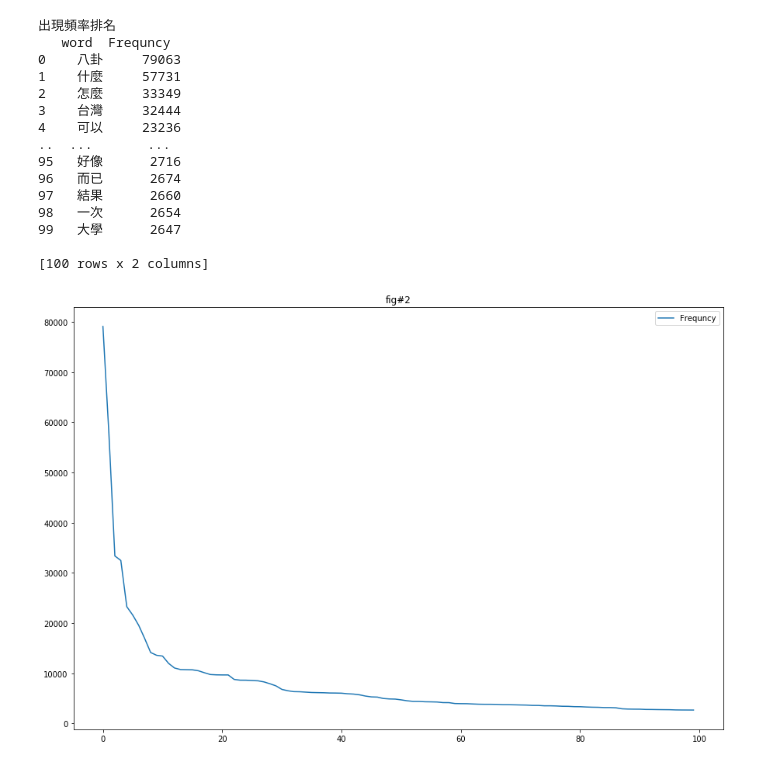
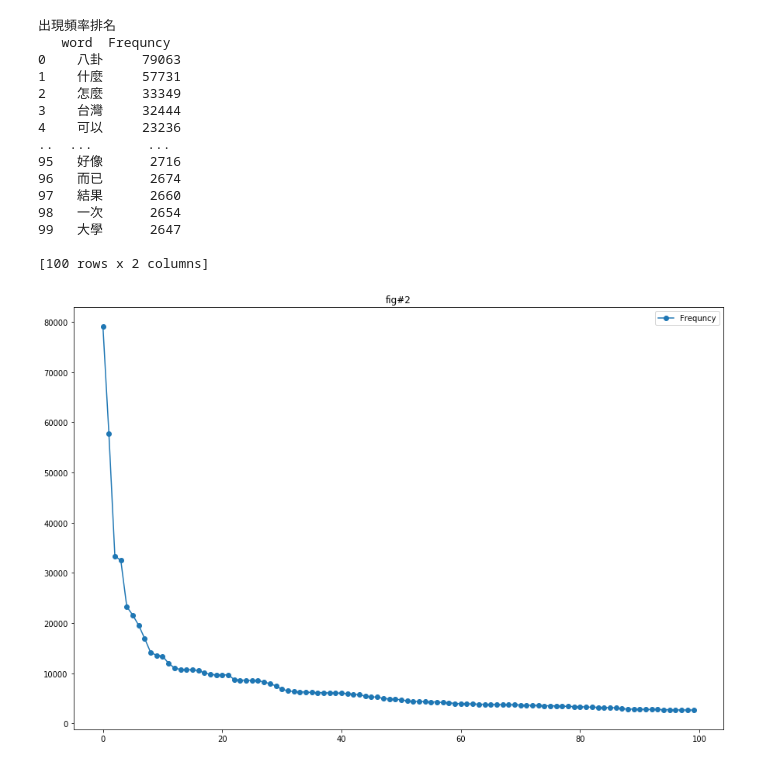
Before and after one commit to ChenChen3636/HW1, a Jupyter notebook: HW1_B0729055.ipynb, the cells around one changed output. Saved outputs shown, nothing was run; the diff lists cells and outputs as text; code cells hidden in the pictures.

```diff
--- a/HW1_B0729055.ipynb
+++ b/HW1_B0729055.ipynb
@@ -64,31 +65,32 @@ def Frequency():
     items.sort(key=lambda x:x[1], reverse=True)
 
     for i in range(100):
         word, count = items[i]
 
     df = pd.DataFrame(items, columns = ["word", "Frequncy"]).sort_values(['Frequncy'],ascending=[False])[0:100]
     print('出現頻率排名')
     print(df)
     chart = df.plot( kind ='line',
                     title = 'fig#2',
+                    marker = 'o',
                     figsize = (15,10))
     plt.show()
 
 Frequency()
 # %% [output]
 出現頻率排名
    word  Frequncy
 0    八卦     79063
 1    什麼     57731
 2    怎麼     33349
 3    台灣     32444
 4    可以     23236
 ..  ...       ...
 95   好像      2716
 96   而已      2674
 97   結果      2660
 98   一次      2654
 99   大學      2647
 
 [100 rows x 2 columns]
-[figure, old version]
+[figure, new version]
```
Also changed, not shown: parts of 1 cell of this notebook.
